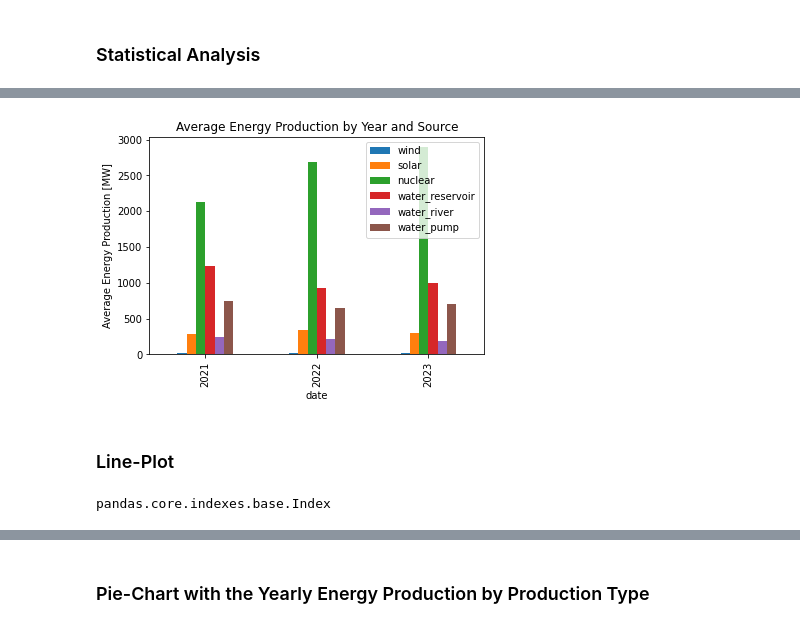
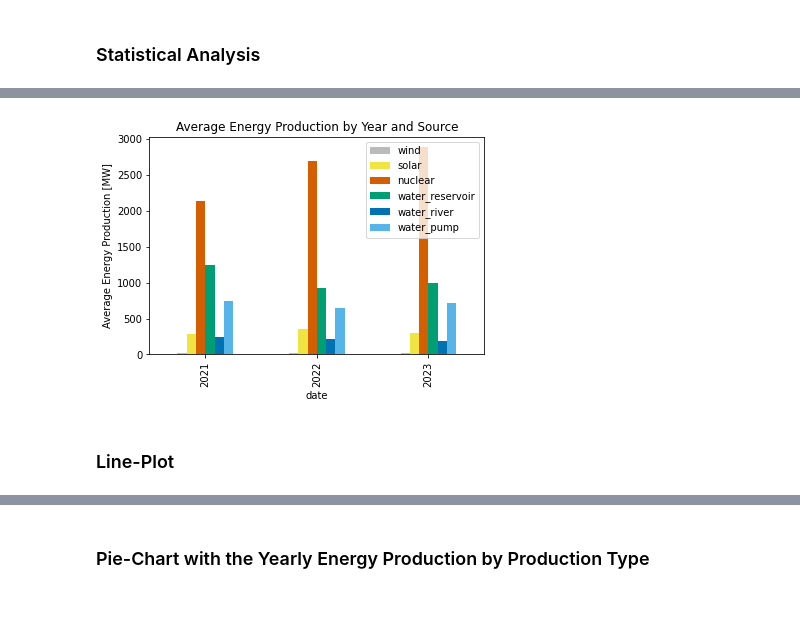
Before and after one commit to danielakomenda/scientific_programming_project, a Jupyter notebook: notebooks/data_visualisation/energy_visualisation.ipynb, the cells around one changed output, grey strips where cells are left out. Cells and saved outputs as stored; diff of their text form; code cells hidden in the pictures.

Commit message:
prediction and historic visuals bug fixes

```diff
--- a/notebooks/data_visualisation/energy_visualisation.ipynb
+++ b/notebooks/data_visualisation/energy_visualisation.ipynb
@@ -84,22 +73,20 @@ dtype: float64
 # %%
 fig, ax = plt.subplots()
 
+color = "#BBBBBB #F0E442 #D55E00 #009E73 #0072B2 #56B4E9".split()
+
 avg_daily_production = df_energy_daily.iloc[:,:-1].groupby(df_energy_daily.index.year).mean()
-avg_daily_production.plot.bar(ax=ax)
+avg_daily_production.plot.bar(ax=ax, color=color)
 
 ax.set_ylabel('Average Energy Production [MW]')
 ax.set_title('Average Energy Production by Year and Source')
 ax.legend()
 
 yearly_mean_plot = fig
 # %% [output]
-[figure, old version]
+[figure, new version]
 # %% [markdown]
 ### Line-Plot
-# %%
-type(column_names)
-# %% [output]
-pandas.core.indexes.base.Index
 # %%
 raw_source = bokeh.models.ColumnDataSource(data=df_energy_raw)
 day_source = bokeh.models.ColumnDataSource(data=df_energy_daily)
```
Also changed, not shown: parts of 13 cells of this notebook, 13 other files.
